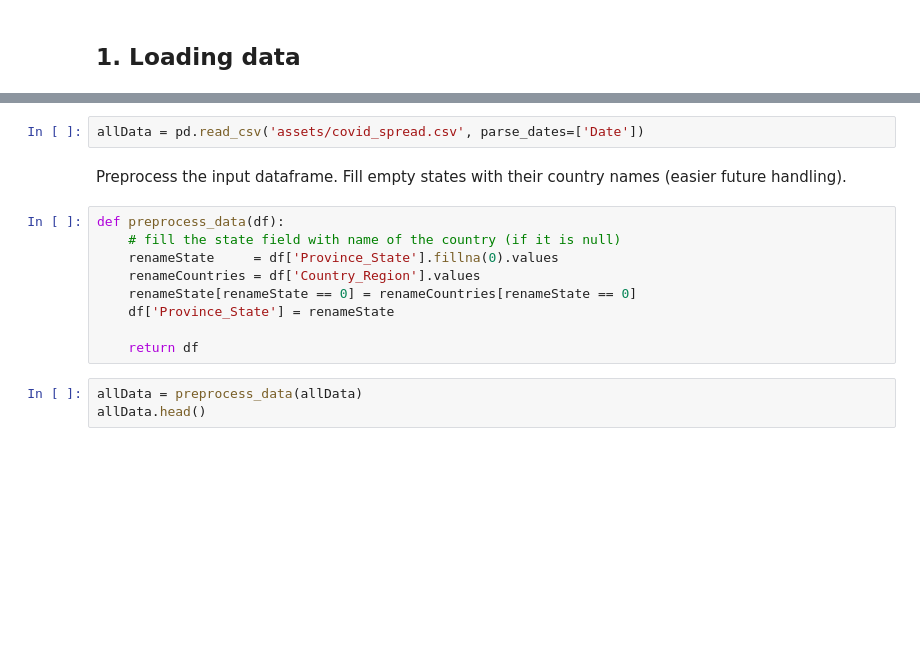
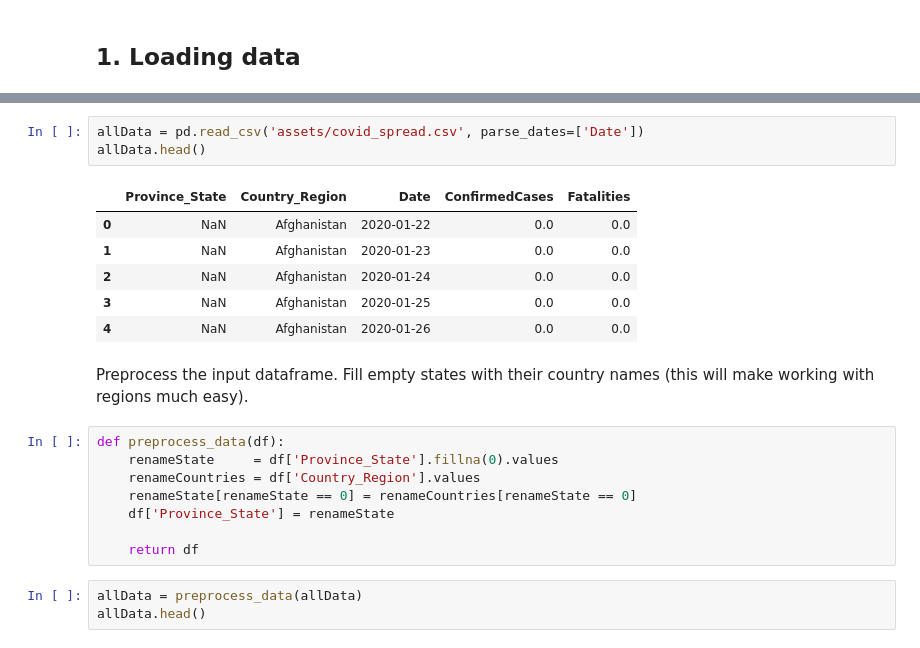
Before and after one commit to rdbch/COVID-19-Forecast, a Jupyter notebook: notebooks/Covid_19_Country_growth_similarity.ipynb, the cells around one changed output, grey strips where cells are left out. Cells and saved outputs as stored; diff of their text form; blank space fills up the shorter version.

```diff
--- a/notebooks/Covid_19_Country_growth_similarity.ipynb
+++ b/notebooks/Covid_19_Country_growth_similarity.ipynb
@@ -29,10 +31,17 @@ The dataset can be downloaded from [Kaggle COVID19 Global Forecasting (week 4)](
 # %%
 allData = pd.read_csv('assets/covid_spread.csv', parse_dates=['Date'])
+allData.head()
+# %% [output]
+|  | Province_State | Country_Region | Date | ConfirmedCases | Fatalities |
+| 0 | NaN | Afghanistan | 2020-01-22 | 0.0 | 0.0 |
+| 1 | NaN | Afghanistan | 2020-01-23 | 0.0 | 0.0 |
+| 2 | NaN | Afghanistan | 2020-01-24 | 0.0 | 0.0 |
+| 3 | NaN | Afghanistan | 2020-01-25 | 0.0 | 0.0 |
+| 4 | NaN | Afghanistan | 2020-01-26 | 0.0 | 0.0 |
 # %% [markdown]
-Preprocess the input dataframe. Fill empty states with their country names (easier future handling).
+Preprocess the input dataframe. Fill empty states with their country names (this will make working with regions much easy).
 # %%
 def preprocess_data(df):
-    # fill the state field with name of the country (if it is null)
     renameState     = df['Province_State'].fillna(0).values
     renameCountries = df['Country_Region'].values
     renameState[renameState == 0] = renameCountries[renameState == 0]
```
Also changed, not shown: parts of 42 cells of this notebook, 1 other file.
